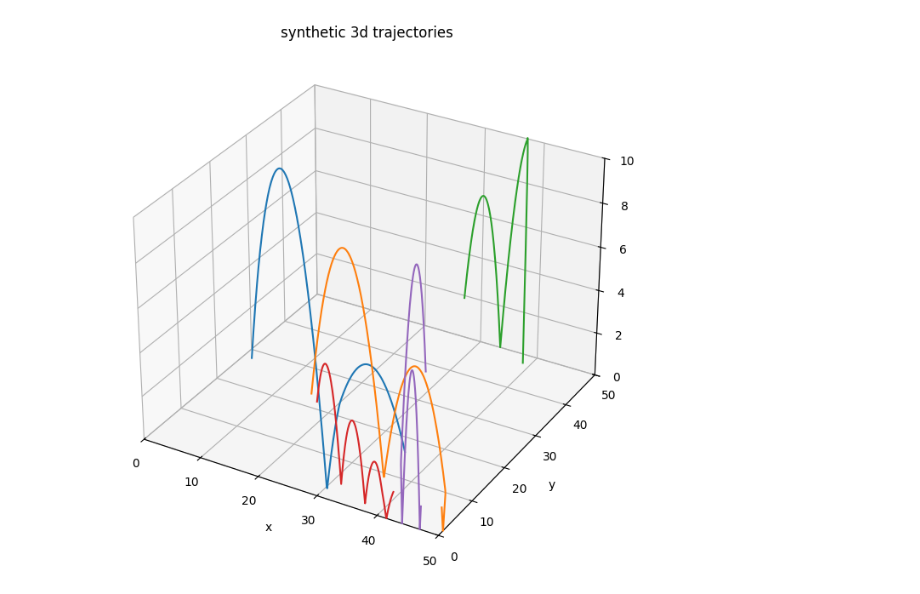
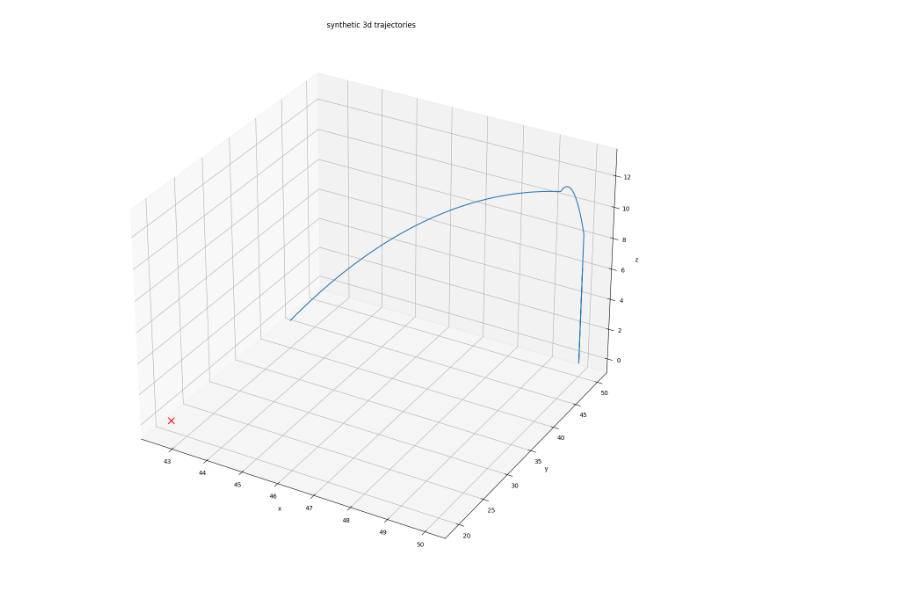
Before and after one commit to anshkamkhalia/TennisTracker, a Jupyter notebook: src/reconstructionV2/visualizer.ipynb, the cells around one changed output. Saved outputs shown, nothing was run; the diff lists cells and outputs as text; code cells hidden in the pictures.

```diff
--- a/src/reconstructionV2/visualizer.ipynb
+++ b/src/reconstructionV2/visualizer.ipynb
@@ -3,6 +3,13 @@ from eot_data import simulate_trajectory
 import numpy as np
 import matplotlib.pyplot as plt
 from mpl_toolkits.mplot3d import Axes3D
+from eot_model import EoTNetwork, Attention
+import tensorflow as tf
+
+model = tf.keras.models.load_model("eot_best.keras", custom_objects={
+    "EoTNework": EoTNetwork,
+    "Attention": Attention,
+})
 
 # physics constants
 g = 9.81
@@ -56,18 +63,20 @@ def simulate_full_3d():
 
 
 # number of trajectories
-num_traj = 5
+num_traj = 1
 
 fig = plt.figure(figsize=(20, 16))
 ax = fig.add_subplot(111, projection="3d")
 
-for _ in range(num_traj):
-    xs, ys, zs = simulate_full_3d()
-    ax.plot(xs, ys, zs)
+xs, ys, zs = simulate_full_3d()
 
-ax.set_xlim(0, space_x)
-ax.set_ylim(0, space_y)
-ax.set_zlim(0, space_z)
+inputs = np.column_stack((xs,ys))
+x_pred, y_pred = model.predict(np.array([inputs]))[0]
+x_pred *= 50.0
+y_pred *= 50.0
+
+ax.plot(xs, ys, zs)
+ax.scatter(x_pred, y_pred, 0, color="red", s=100, marker="x")
 
 ax.set_xlabel("x")
 ax.set_ylabel("y")
@@ -79 +89 @@ plt.show()
-[figure, old version]
+[figure, new version]
```
Also changed, not shown: parts of 1 cell of this notebook, 4 other files.
